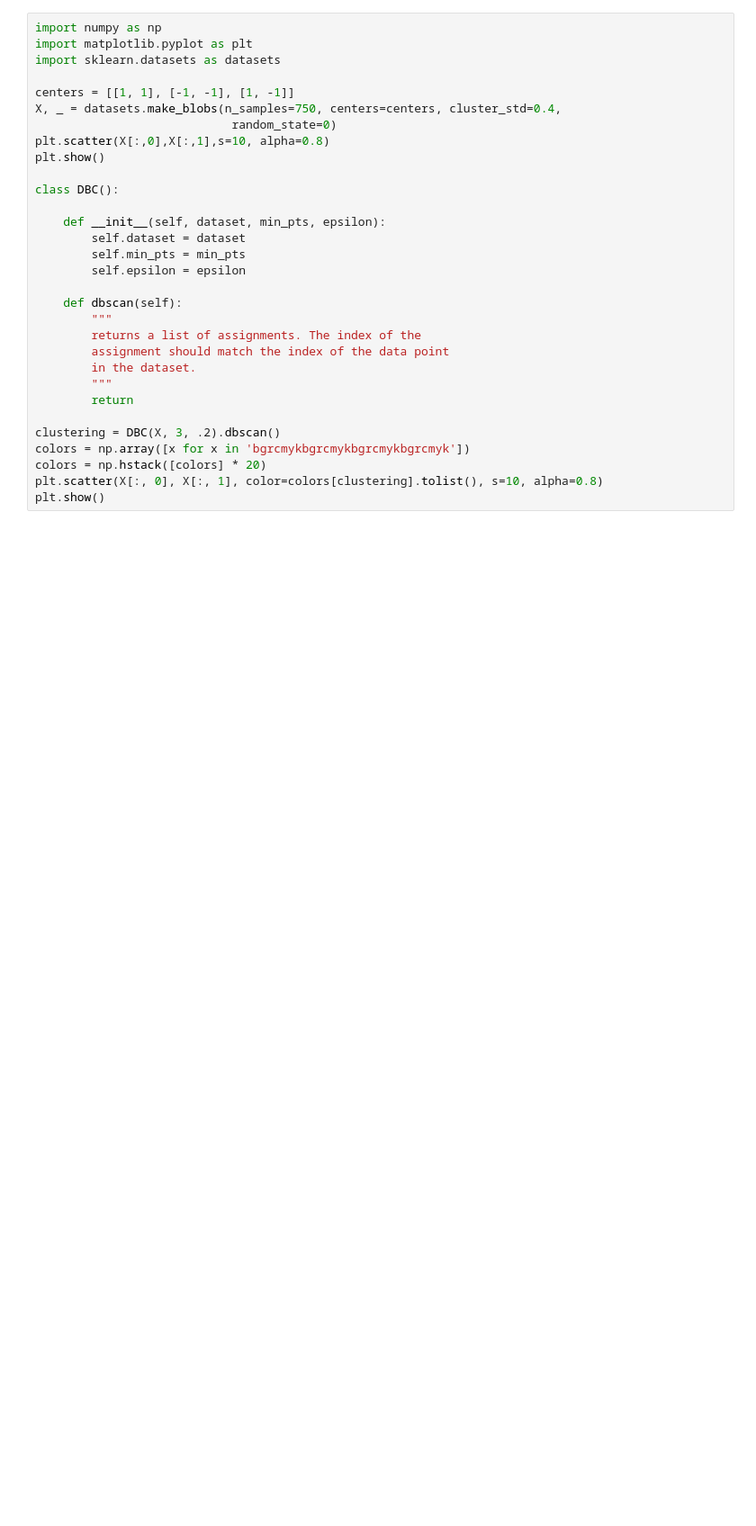
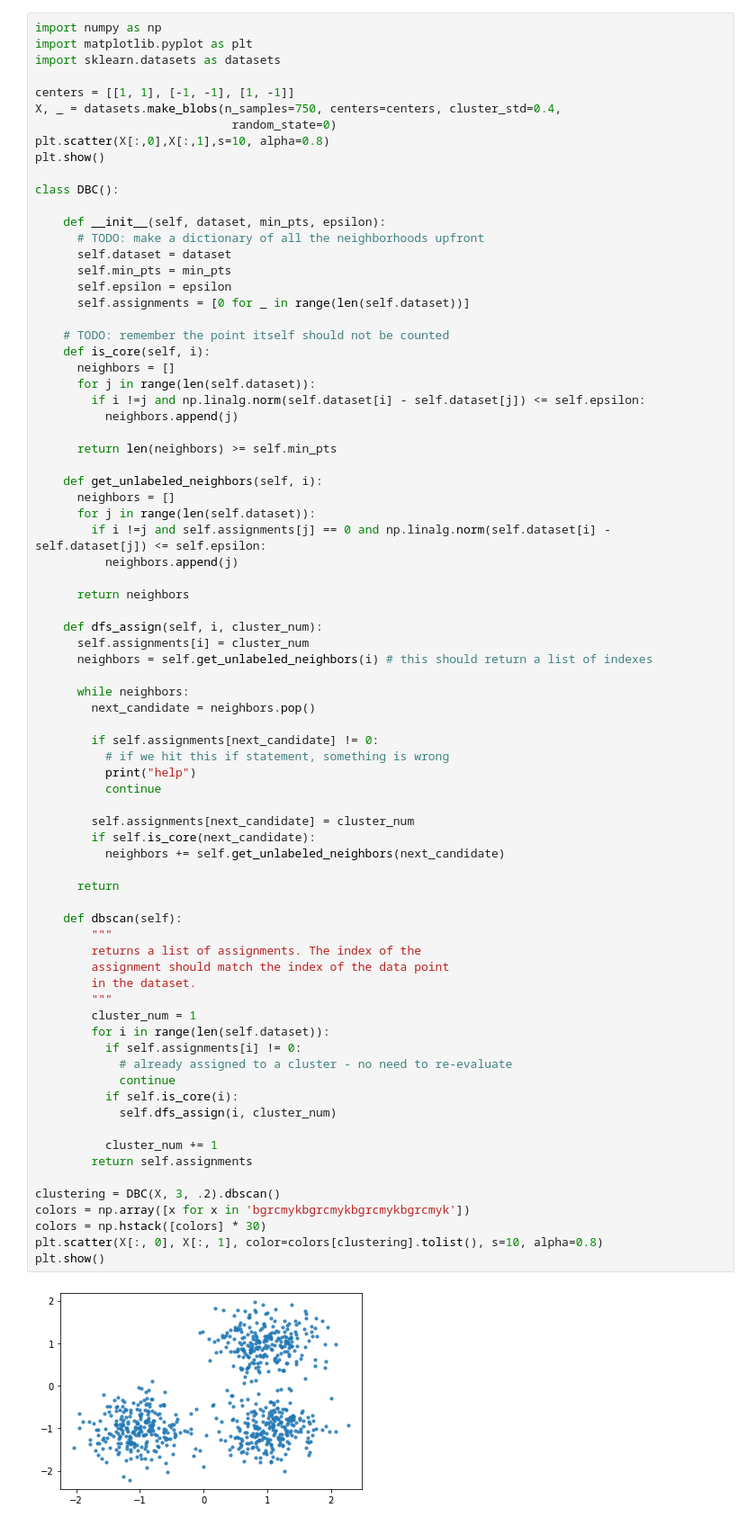
Before and after one commit to yingjieo/CS506-Spring2023, a Jupyter notebook: worksheets/worksheet_06.ipynb, the cells around one changed output. Shown: that part at 90% size. Drawn from its saved outputs; the diff is of its cells as text; blank space fills up the shorter version.

```diff
--- a/worksheets/worksheet_06.ipynb
+++ b/worksheets/worksheet_06.ipynb
@@ -14,31 +14,79 @@ Follow along with the live coding of the DBScan algorithm.
 # %%
 import numpy as np
 import matplotlib.pyplot as plt
 import sklearn.datasets as datasets
 
 centers = [[1, 1], [-1, -1], [1, -1]]
 X, _ = datasets.make_blobs(n_samples=750, centers=centers, cluster_std=0.4,
                             random_state=0)
 plt.scatter(X[:,0],X[:,1],s=10, alpha=0.8)
 plt.show()
 
 class DBC():
 
     def __init__(self, dataset, min_pts, epsilon):
-        self.dataset = dataset
-        self.min_pts = min_pts
-        self.epsilon = epsilon
+      # TODO: make a dictionary of all the neighborhoods upfront
+      self.dataset = dataset
+      self.min_pts = min_pts
+      self.epsilon = epsilon
+      self.assignments = [0 for _ in range(len(self.dataset))]
+
+    # TODO: remember the point itself should not be counted
+    def is_core(self, i):
+      neighbors = []
+      for j in range(len(self.dataset)):
+        if i !=j and np.linalg.norm(self.dataset[i] - self.dataset[j]) <= self.epsilon:
+          neighbors.append(j)
+
+      return len(neighbors) >= self.min_pts
+
+    def get_unlabeled_neighbors(self, i):
+      neighbors = []
+      for j in range(len(self.dataset)):
+        if i !=j and self.assignments[j] == 0 and np.linalg.norm(self.dataset[i] - self.dataset[j]) <= self.epsilon:
+          neighbors.append(j)
+
+      return neighbors
+
+    def dfs_assign(self, i, cluster_num):
+      self.assignments[i] = cluster_num
+      neighbors = self.get_unlabeled_neighbors(i) # this should return a list of indexes
+
+      while neighbors:
+        next_candidate = neighbors.pop()
+
+        if self.assignments[next_candidate] != 0:
+          # if we hit this if statement, something is wrong
+          print("help")
+          continue
+
+        self.assignments[next_candidate] = cluster_num
+        if self.is_core(next_candidate):
+          neighbors += self.get_unlabeled_neighbors(next_candidate)
+
+      return
 
     def dbscan(self):
         """
         returns a list of assignments. The index of the
         assignment should match the index of the data point
         in the dataset.
         """
-        return
+        cluster_num = 1
+        for i in range(len(self.dataset)):
+          if self.assignments[i] != 0:
+            # already assigned to a cluster - no need to re-evaluate
+            continue
+          if self.is_core(i):
+            self.dfs_assign(i, cluster_num)
+
+          cluster_num += 1
+        return self.assignments
 
 clustering = DBC(X, 3, .2).dbscan()
 colors = np.array([x for x in 'bgrcmykbgrcmykbgrcmykbgrcmyk'])
-colors = np.hstack([colors] * 20)
+colors = np.hstack([colors] * 30)
 plt.scatter(X[:, 0], X[:, 1], color=colors[clustering].tolist(), s=10, alpha=0.8)
 plt.show()
+# %% [output]
+[figure, added]
```
Also changed, not shown: parts of 2 cells of this notebook, 4 other files.
